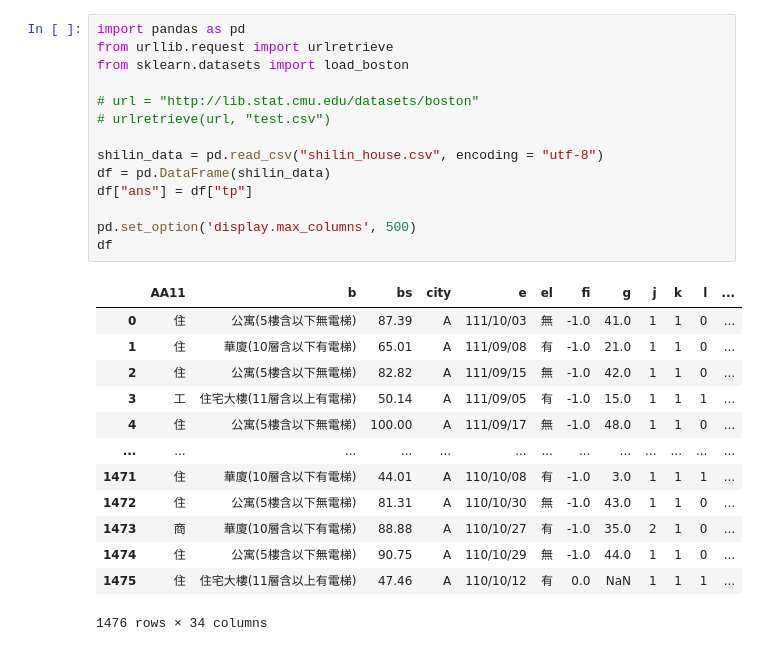
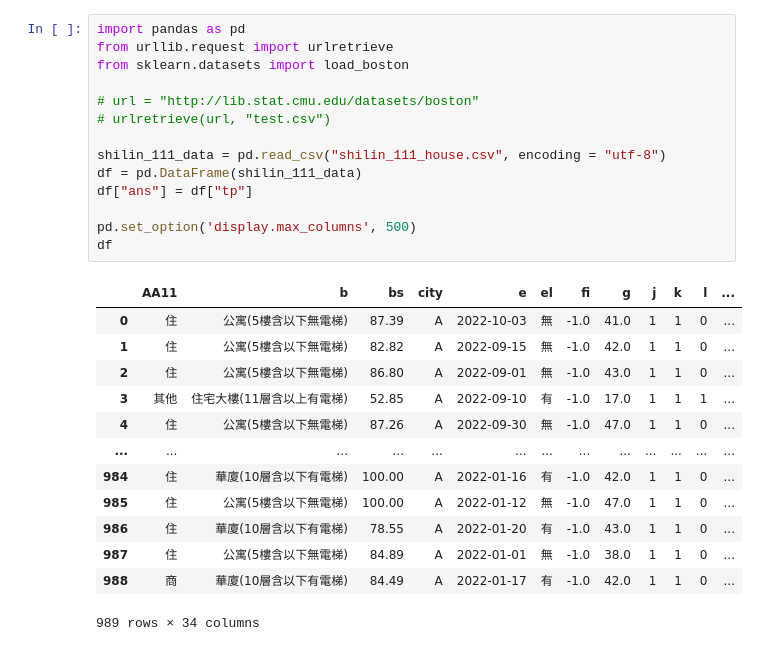
Before and after one commit to Liang130520/Tibame-TeamProject, a Jupyter notebook: TeamProject_api_模型_1版.ipynb, the cells around one changed output. Saved outputs shown, nothing was run; the diff lists cells and outputs as text.

```diff
--- a/TeamProject_api_模型_1版.ipynb
+++ b/TeamProject_api_模型_1版.ipynb
@@ -3,31 +3,31 @@
 # %%
 import pandas as pd
 from urllib.request import urlretrieve
 from sklearn.datasets import load_boston
 
 # url = "http://lib.stat.cmu.edu/datasets/boston"
 # urlretrieve(url, "test.csv")
 
-shilin_data = pd.read_csv("shilin_house.csv", encoding = "utf-8")
-df = pd.DataFrame(shilin_data)
+shilin_111_data = pd.read_csv("shilin_111_house.csv", encoding = "utf-8")
+df = pd.DataFrame(shilin_111_data)
 df["ans"] = df["tp"]
 
 pd.set_option('display.max_columns', 500)
 df
 # %% [output]
 |  | AA11 | b | bs | city | e | el | fi | g | j | k | l | ... |
-| 0 | 住 | 公寓(5樓含以下無電梯) | 87.39 | A | 111/10/03 | 無 | -1.0 | 41.0 | 1 | 1 | 0 | ... |
-| 1 | 住 | 華廈(10層含以下有電梯) | 65.01 | A | 111/09/08 | 有 | -1.0 | 21.0 | 1 | 1 | 0 | ... |
-| 2 | 住 | 公寓(5樓含以下無電梯) | 82.82 | A | 111/09/15 | 無 | -1.0 | 42.0 | 1 | 1 | 0 | ... |
-| 3 | 工 | 住宅大樓(11層含以上有電梯) | 50.14 | A | 111/09/05 | 有 | -1.0 | 15.0 | 1 | 1 | 1 | ... |
-| 4 | 住 | 公寓(5樓含以下無電梯) | 100.00 | A | 111/09/17 | 無 | -1.0 | 48.0 | 1 | 1 | 0 | ... |
+| 0 | 住 | 公寓(5樓含以下無電梯) | 87.39 | A | 2022-10-03 | 無 | -1.0 | 41.0 | 1 | 1 | 0 | ... |
+| 1 | 住 | 公寓(5樓含以下無電梯) | 82.82 | A | 2022-09-15 | 無 | -1.0 | 42.0 | 1 | 1 | 0 | ... |
+| 2 | 住 | 公寓(5樓含以下無電梯) | 86.80 | A | 2022-09-01 | 無 | -1.0 | 43.0 | 1 | 1 | 0 | ... |
+| 3 | 其他 | 住宅大樓(11層含以上有電梯) | 52.85 | A | 2022-09-10 | 有 | -1.0 | 17.0 | 1 | 1 | 1 | ... |
+| 4 | 住 | 公寓(5樓含以下無電梯) | 87.26 | A | 2022-09-30 | 無 | -1.0 | 47.0 | 1 | 1 | 0 | ... |
 | ... | ... | ... | ... | ... | ... | ... | ... | ... | ... | ... | ... | ... |
-| 1471 | 住 | 華廈(10層含以下有電梯) | 44.01 | A | 110/10/08 | 有 | -1.0 | 3.0 | 1 | 1 | 1 | ... |
-| 1472 | 住 | 公寓(5樓含以下無電梯) | 81.31 | A | 110/10/30 | 無 | -1.0 | 43.0 | 1 | 1 | 0 | ... |
-| 1473 | 商 | 華廈(10層含以下有電梯) | 88.88 | A | 110/10/27 | 有 | -1.0 | 35.0 | 2 | 1 | 0 | ... |
-| 1474 | 住 | 公寓(5樓含以下無電梯) | 90.75 | A | 110/10/29 | 無 | -1.0 | 44.0 | 1 | 1 | 0 | ... |
-| 1475 | 住 | 住宅大樓(11層含以上有電梯) | 47.46 | A | 110/10/12 | 有 | 0.0 | NaN | 1 | 1 | 1 | ... |
+| 984 | 住 | 華廈(10層含以下有電梯) | 100.00 | A | 2022-01-16 | 有 | -1.0 | 42.0 | 1 | 1 | 0 | ... |
+| 985 | 住 | 公寓(5樓含以下無電梯) | 100.00 | A | 2022-01-12 | 無 | -1.0 | 47.0 | 1 | 1 | 0 | ... |
+| 986 | 住 | 華廈(10層含以下有電梯) | 78.55 | A | 2022-01-20 | 有 | -1.0 | 43.0 | 1 | 1 | 0 | ... |
+| 987 | 住 | 公寓(5樓含以下無電梯) | 84.89 | A | 2022-01-01 | 無 | -1.0 | 38.0 | 1 | 1 | 0 | ... |
+| 988 | 商 | 華廈(10層含以下有電梯) | 84.49 | A | 2022-01-17 | 有 | -1.0 | 42.0 | 1 | 1 | 0 | ... |
-1476 rows × 34 columns
+989 rows × 34 columns
 # %%
 df = df.drop(["e"], axis = 1)
 df
```
Also changed, not shown: parts of 2 cells of this notebook.
